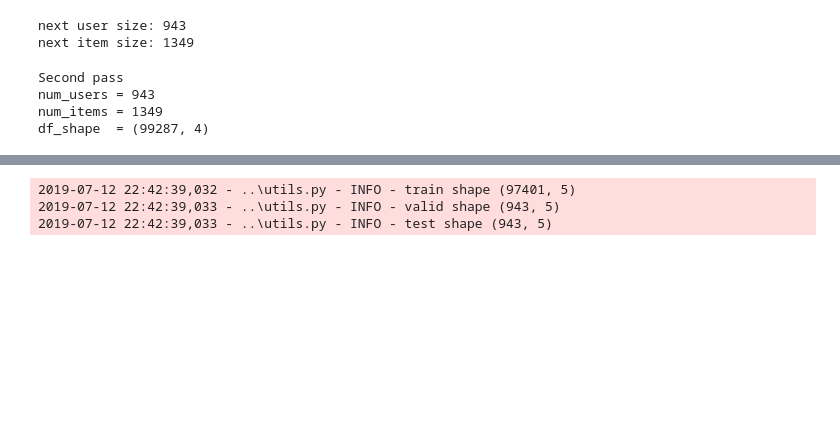
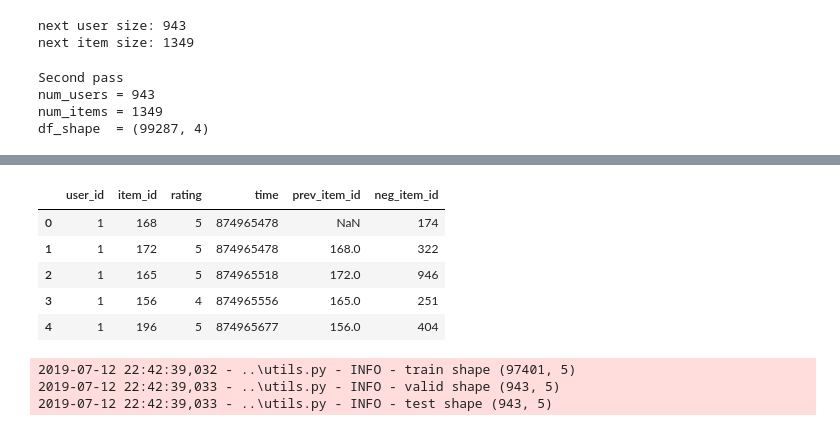
Before and after one commit to noaRricky/seq-rmd-crowdsourcing, a Jupyter notebook: notebooks/new_preprocess.ipynb, the cells around one changed output, grey strips where cells are left out. Drawn from its saved outputs; the diff is of its cells as text; code cells hidden in the pictures; blank space fills up the shorter version.

Commit message:
add negtive samples

```diff
--- a/notebooks/new_preprocess.ipynb
+++ b/notebooks/new_preprocess.ipynb
@@ -110,3 +109,14 @@ df.head()
+# %%
+# Negative sampling
+df['neg_item_id'] = df.item_id.sample(df.shape[0]).values
+df.head()
+# %% [output]
+|  | user_id | item_id | rating | time | prev_item_id | neg_item_id |
+| 0 | 1 | 168 | 5 | 874965478 | NaN | 174 |
+| 1 | 1 | 172 | 5 | 874965478 | 168.0 | 322 |
+| 2 | 1 | 165 | 5 | 874965518 | 172.0 | 946 |
+| 3 | 1 | 156 | 4 | 874965556 | 165.0 | 251 |
+| 4 | 1 | 196 | 5 | 874965677 | 156.0 | 404 |
 # %%
 # split train and test ddataframe
 df = df.sort_values(by=['time'])
```
Also changed, not shown: parts of 2 cells of this notebook, 3 other files.
